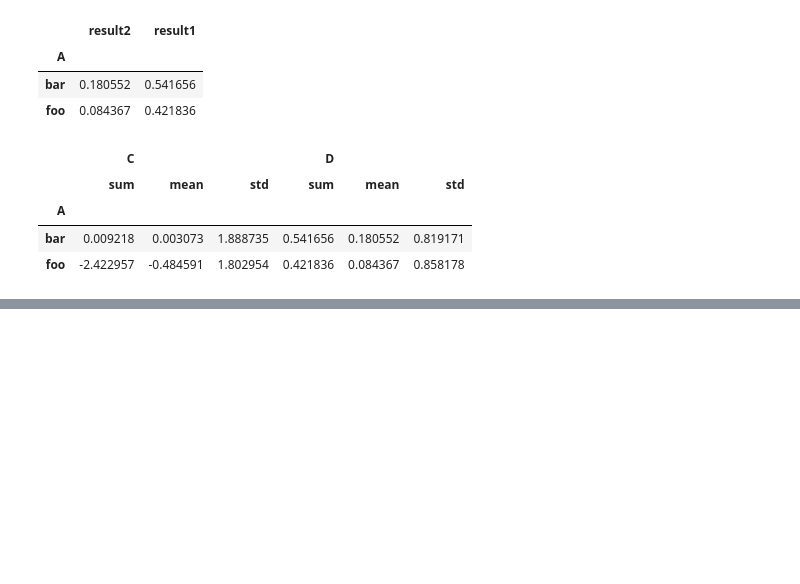
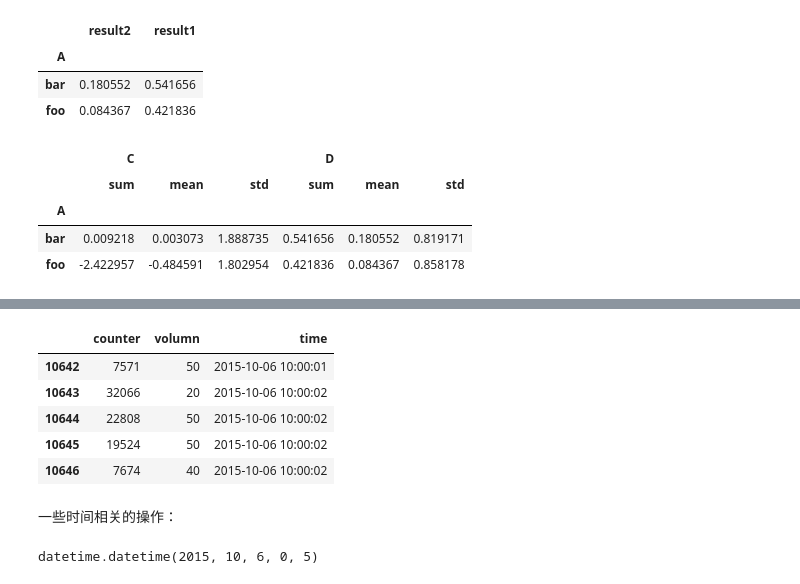
Before and after one commit to WenWeiKun-byte/PyData-Cookbook, a Jupyter notebook: Data Cleaning & Data Munging 02.ipynb, the cells around one changed output, grey strips where cells are left out. Saved outputs shown, nothing was run; the diff lists cells and outputs as text; code cells hidden in the pictures; blank space fills up the shorter version.

```diff
--- a/Data Cleaning & Data Munging 02.ipynb
+++ b/Data Cleaning & Data Munging 02.ipynb
@@ -251,0 +295,2 @@ grouped.agg([np.sum, np.mean, np.std])
+# %%
+time_groups =  realtime.groupby(pd.Grouper(key='time',freq='5Min'))
@@ -251,0 +299,11 @@ grouped.agg([np.sum, np.mean, np.std])
+# %%
+time_groups.get_group('2015-10-06 10:00:00').head(5)
+# %% [output]
+|  | counter | volumn | time |
+| 10642 | 7571 | 50 | 2015-10-06 10:00:01 |
+| 10643 | 32066 | 20 | 2015-10-06 10:00:02 |
+| 10644 | 22808 | 50 | 2015-10-06 10:00:02 |
+| 10645 | 19524 | 50 | 2015-10-06 10:00:02 |
+| 10646 | 7674 | 40 | 2015-10-06 10:00:02 |
+# %% [markdown]
+一些时间相关的操作：
@@ -251,0 +313,5 @@ grouped.agg([np.sum, np.mean, np.std])
+# %%
+time_line = date_object + timedelta(minutes=1*5)
+time_line
+# %% [output]
+datetime.datetime(2015, 10, 6, 0, 5)
```
Also changed, not shown: parts of 13 cells of this notebook, 4 other files.
